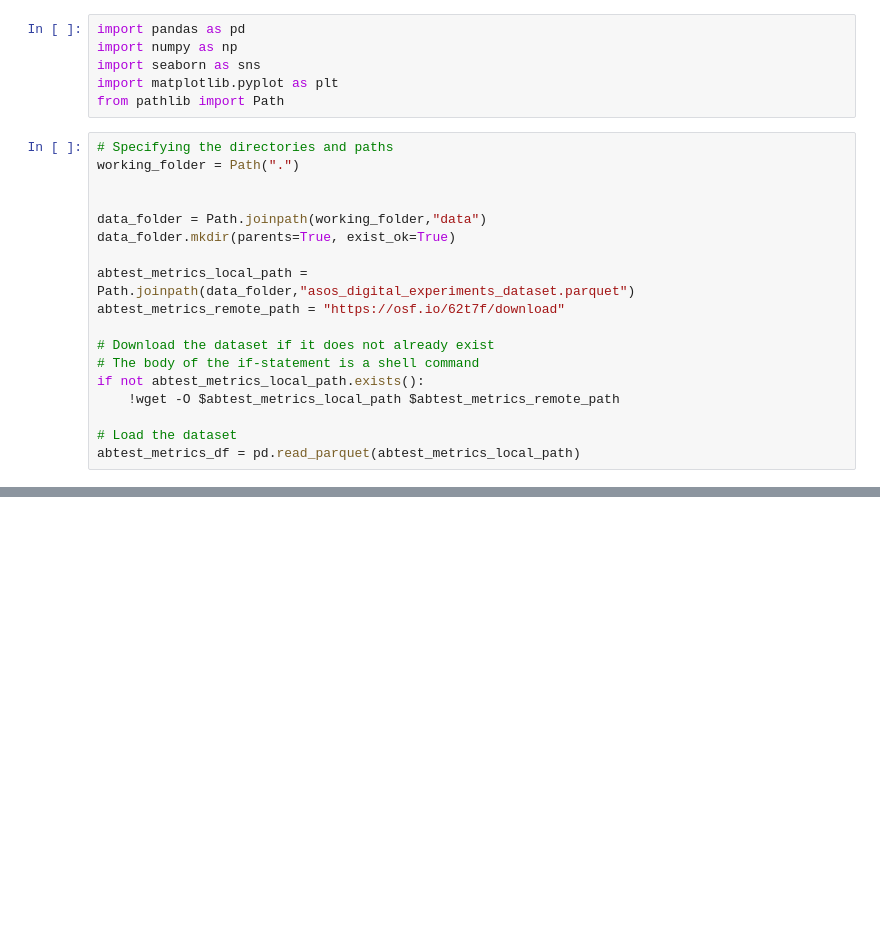
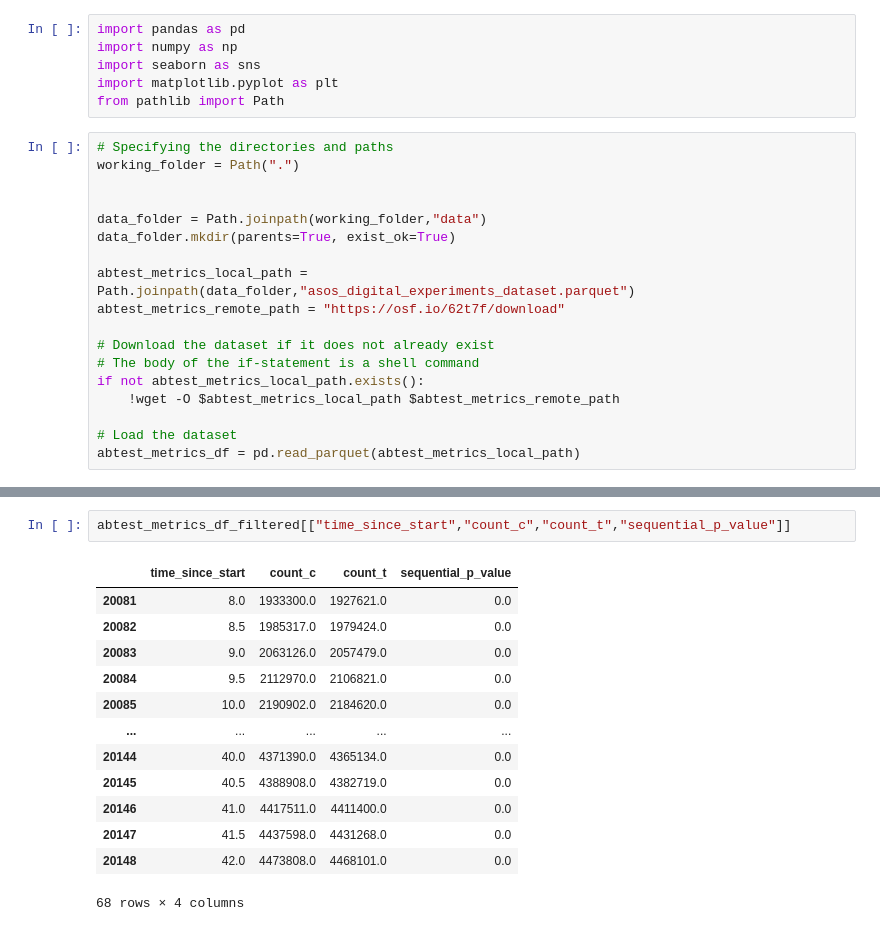
Before and after one commit to madanmohan-venkatesan/notebooks, a Jupyter notebook: sequential_testing_for_count_and_countinuous_data_using_ASOS_dataset.ipynb, the cells around one changed output, grey strips where cells are left out. Cells and saved outputs as stored; diff of their text form; blank space fills up the shorter version.

```diff
--- a/sequential_testing_for_count_and_countinuous_data_using_ASOS_dataset.ipynb
+++ b/sequential_testing_for_count_and_countinuous_data_using_ASOS_dataset.ipynb
@@ -87,0 +192,16 @@ abtest_metrics_df_filtered
+# %%
+abtest_metrics_df_filtered[["time_since_start","count_c","count_t","sequential_p_value"]]
+# %% [output]
+|  | time_since_start | count_c | count_t | sequential_p_value |
+| 20081 | 8.0 | 1933300.0 | 1927621.0 | 0.0 |
+| 20082 | 8.5 | 1985317.0 | 1979424.0 | 0.0 |
+| 20083 | 9.0 | 2063126.0 | 2057479.0 | 0.0 |
+| 20084 | 9.5 | 2112970.0 | 2106821.0 | 0.0 |
+| 20085 | 10.0 | 2190902.0 | 2184620.0 | 0.0 |
+| ... | ... | ... | ... | ... |
+| 20144 | 40.0 | 4371390.0 | 4365134.0 | 0.0 |
+| 20145 | 40.5 | 4388908.0 | 4382719.0 | 0.0 |
+| 20146 | 41.0 | 4417511.0 | 4411400.0 | 0.0 |
+| 20147 | 41.5 | 4437598.0 | 4431268.0 | 0.0 |
+| 20148 | 42.0 | 4473808.0 | 4468101.0 | 0.0 |
+68 rows × 4 columns
```
Also changed, not shown: parts of 12 cells of this notebook.
